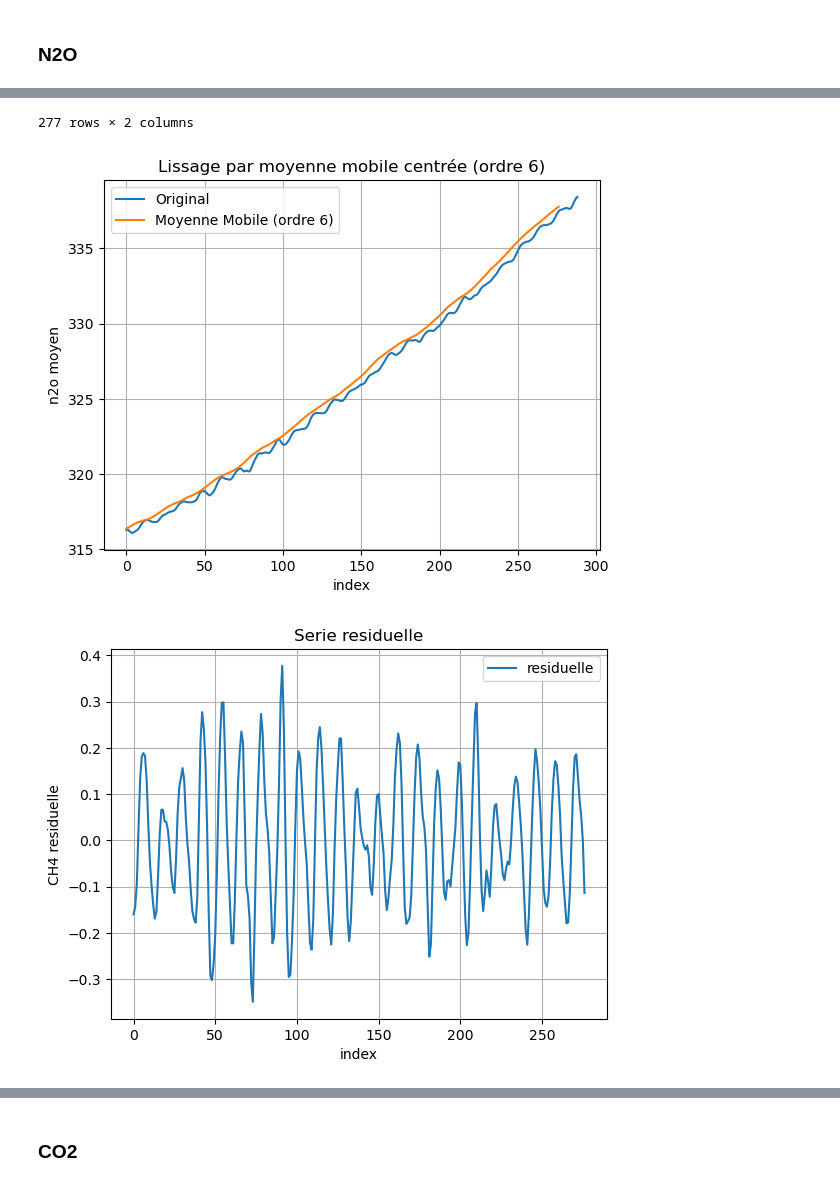
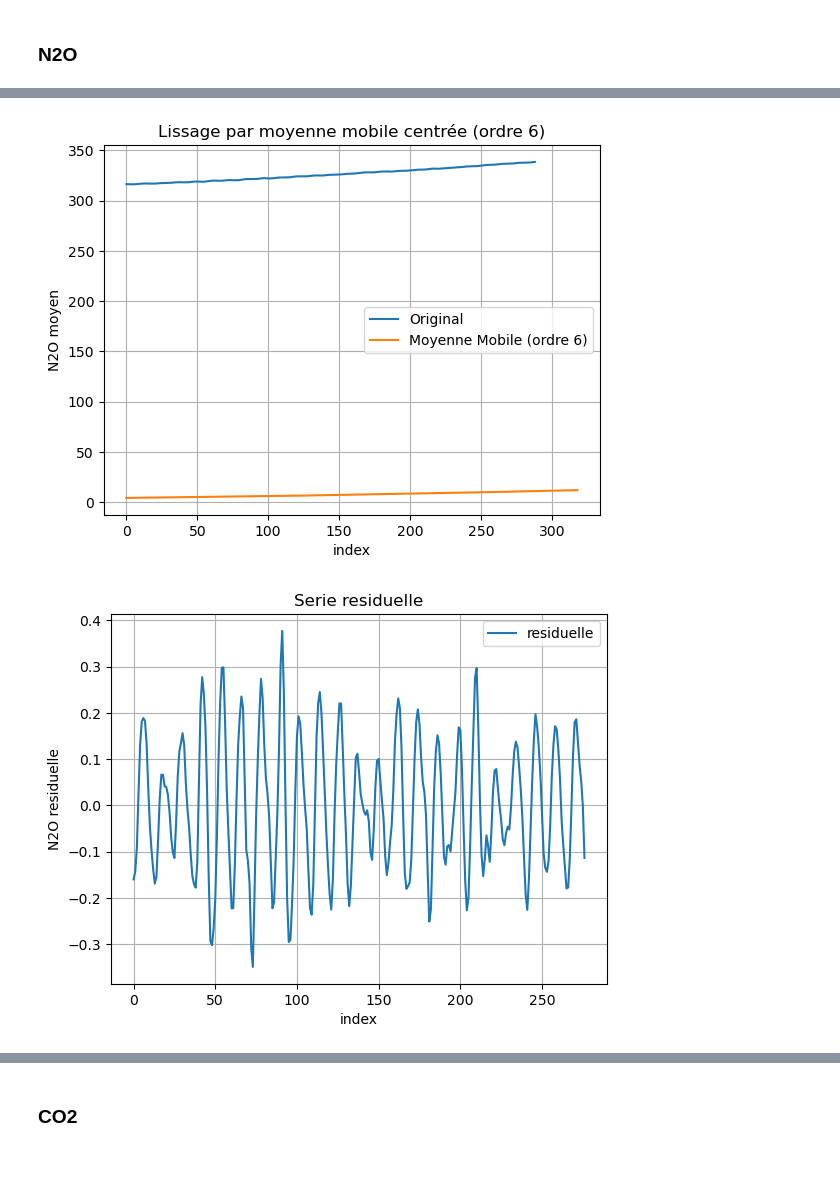
Before and after one commit to AxelGiovannai/Stat_Project, a Jupyter notebook: notebook1.ipynb, the cells around one changed output, grey strips where cells are left out. Cells and saved outputs as stored; diff of their text form; code cells hidden in the pictures.

```diff
--- a/notebook1.ipynb
+++ b/notebook1.ipynb
@@ -267,8 +267,8 @@ afficher_correction_variation_saisoniere(correction_ch4,"CH4")
 x , y , y_pred , a , b = regression_corrige_moindres_carres(correction_ch4)
 affichage_regression_corrige_moindres_carres(x,y,y_pred,a,b,"CH4")
 
-prevision = prevision(a,b,centrer_coefficient_mensuels_ch4,df_ch4,24)
-affichage_prevision(prevision)
+prevision_ch4 = prevision(a,b,centrer_coefficient_mensuels_ch4,df_ch4,24)
+affichage_prevision(prevision_ch4)
 # %% [output]
 [figure]
 [figure]
@@ -305,8 +312,23 @@ affichage_serie_residuelle(df_residual_sf6,"CH4")
 ### N2O
 # %%
 df_smoothed_n2o = moyenne_mobile_ordre_6(df_n2o)
-display(df_smoothed_n2o)
-affichage_moyenne_mobile_ordre_6(df_n2o,df_smoothed_n2o,"n2o")
-df_residual_no2 = serie_residuelle_vector(df_n2o,df_smoothed_n2o,6)
-affichage_serie_residuelle(df_residual_no2,"CH4")
+affichage_moyenne_mobile_ordre_6(df_n2o,df_smoothed_sf6,"N2O")
+
+df_residual_n2o = serie_residuelle_vector(df_n2o,df_smoothed_n2o,6)
+affichage_serie_residuelle(df_residual_n2o,"N2O")
+
+coefficients_mensuels_n2o = coefficients_mensuels(df_n2o, df_residual_n2o, 6)
+affichage_coefficients_mensuels(coefficients_mensuels_n2o,"N2O")
+
+centrer_coefficient_mensuels_n2o = centrer_coefficient_mensuels(coefficients_mensuels_n2o)
+affichage_centrer_coefficient_mensuels(centrer_coefficient_mensuels_n2o,"N2O")
+
+correction_n2o = correction_variation_saisoniere(df_n2o,centrer_coefficient_mensuels_n2o)
+afficher_correction_variation_saisoniere(correction_n2o,"N2O")
+
+x , y , y_pred , a , b = regression_corrige_moindres_carres(correction_n2o)
+affichage_regression_corrige_moindres_carres(x,y,y_pred,a,b,"N2O")
+
+prevision_n2o = prevision(a,b,centrer_coefficient_mensuels_n2o,df_n2o,24)
+affichage_prevision(prevision_n2o)
 # %% [output]
@@ -325,3 +335,2 @@ affichage_serie_residuelle(df_residual_no2,"CH4")
-277 rows × 2 columns
-[figure, old version]
+[figure, new version]
 [figure]
```
Also changed, not shown: parts of 8 cells of this notebook.
